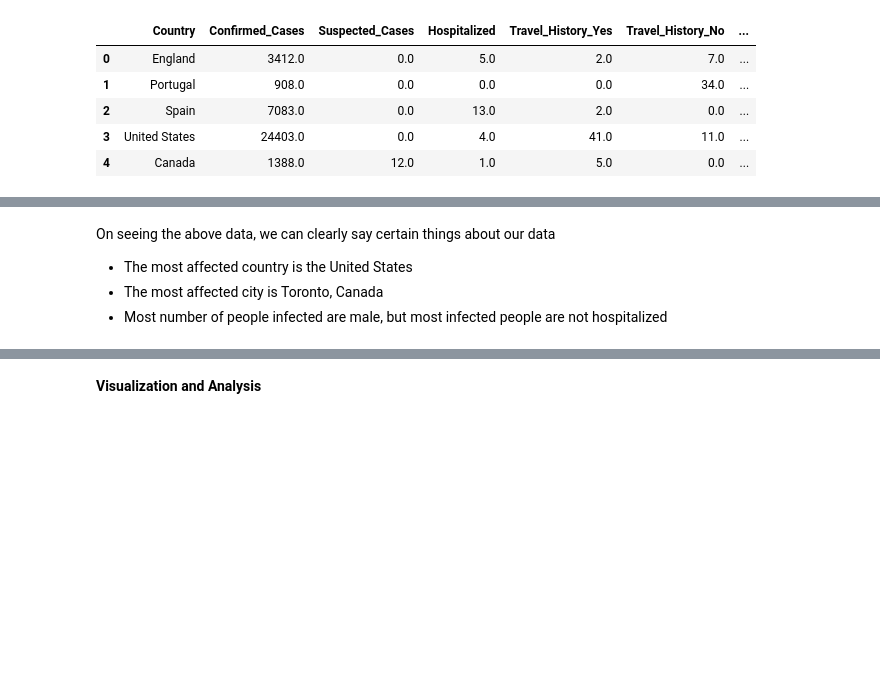
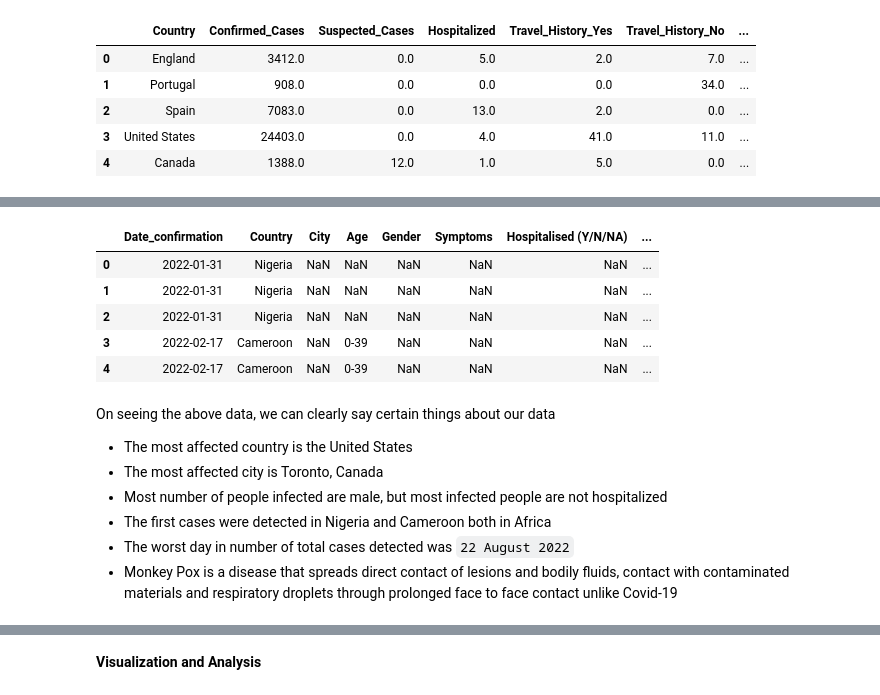
Before and after one commit to vatch123/Monkey-Pox, a Jupyter notebook: EDA_analysis.ipynb, the cells around one changed output, grey strips where cells are left out. Drawn from its saved outputs; the diff is of its cells as text; code cells hidden in the pictures; blank space fills up the shorter version.

```diff
--- a/EDA_analysis.ipynb
+++ b/EDA_analysis.ipynb
@@ -64,7 +43,19 @@ df_detection_timeline.describe()
 | top | 2022-08-22 | United States | Toronto | 20-69 | M | genital ulcer lesions | N | ... |
 | freq | 2063 | 24663 | 486 | 615 | 2405 | 30 | 199 | ... |
+# %%
+df_detection_timeline.sort_values('Date_confirmation').head()
+# %% [output]
+|  | Date_confirmation | Country | City | Age | Gender | Symptoms | Hospitalised (Y/N/NA) | ... |
+| 0 | 2022-01-31 | Nigeria | NaN | NaN | NaN | NaN | NaN | ... |
+| 1 | 2022-01-31 | Nigeria | NaN | NaN | NaN | NaN | NaN | ... |
+| 2 | 2022-01-31 | Nigeria | NaN | NaN | NaN | NaN | NaN | ... |
+| 3 | 2022-02-17 | Cameroon | NaN | 0-39 | NaN | NaN | NaN | ... |
+| 4 | 2022-02-17 | Cameroon | NaN | 0-39 | NaN | NaN | NaN | ... |
 # %% [markdown]
 On seeing the above data, we can clearly say certain things about our data
 * The most affected country is the United States
 * The most affected city is Toronto, Canada
 * Most number of people infected are male, but most infected people are not hospitalized
+* The first cases were detected in Nigeria and Cameroon both in Africa
+* The worst day in number of total cases detected was `22 August 2022`
+* Monkey Pox is a disease that spreads direct contact of lesions and bodily fluids, contact with contaminated materials and respiratory droplets through prolonged face to face contact unlike Covid-19
```
Also changed, not shown: parts of 21 cells of this notebook, 8 other files.
